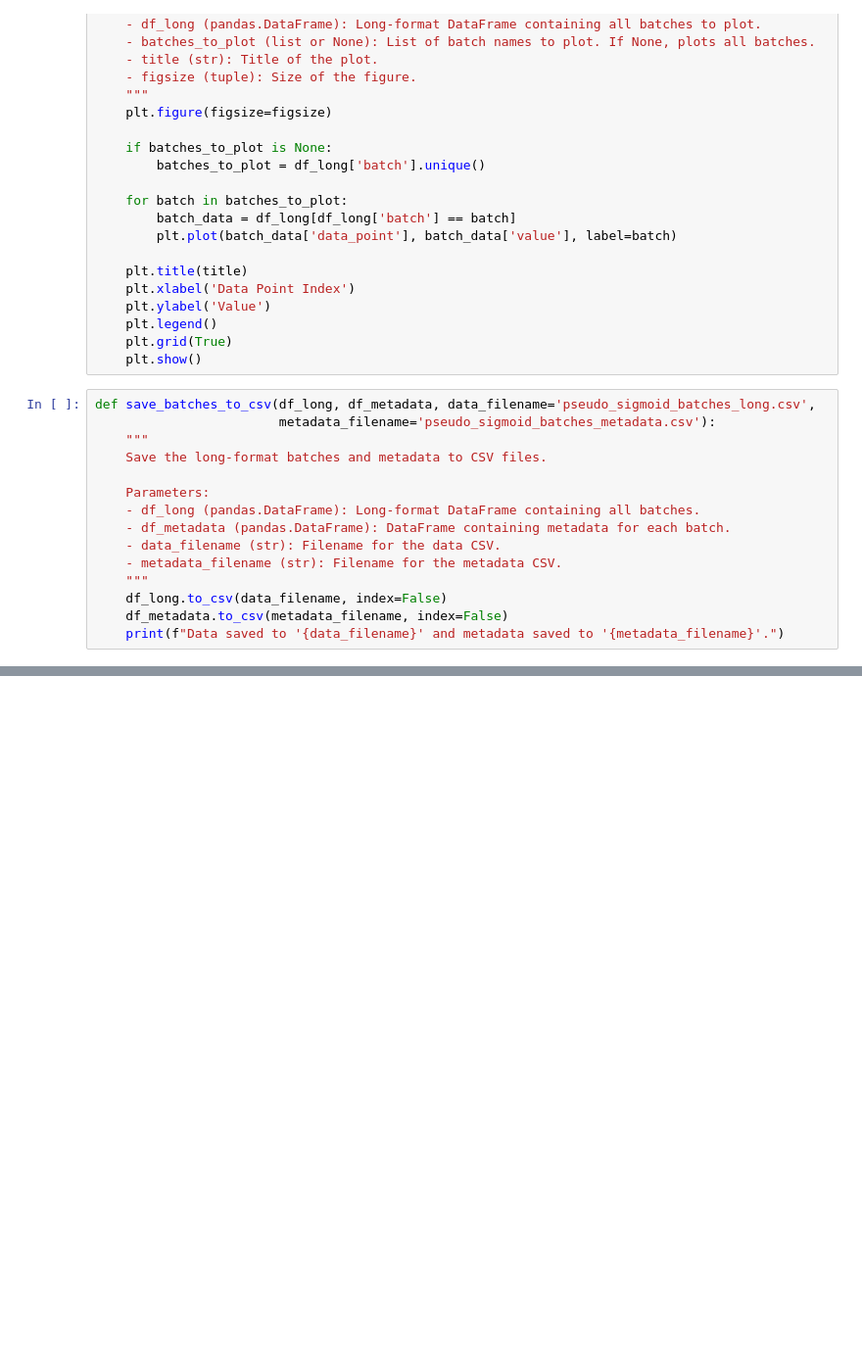
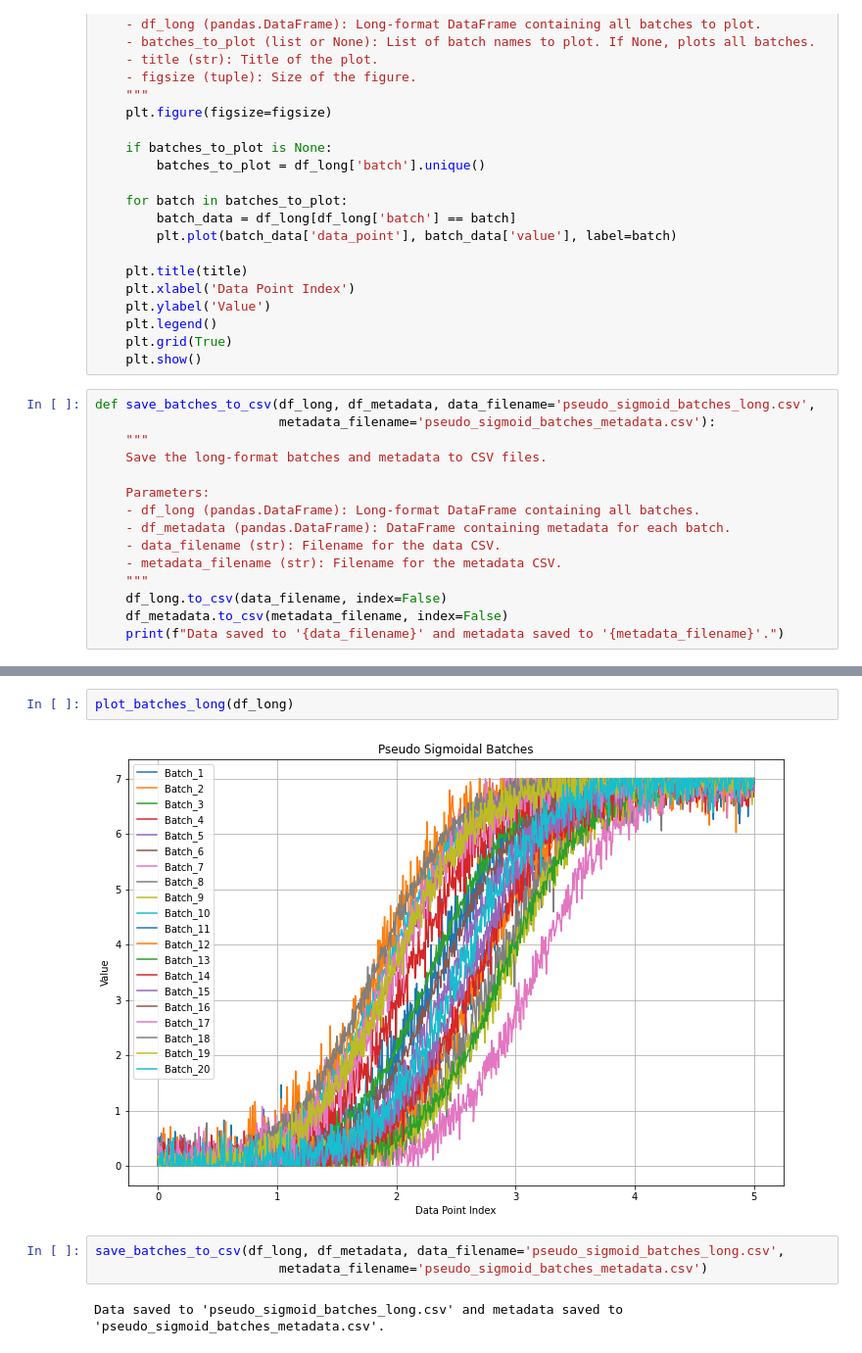
Before and after one commit to vincentgaul/direct_transitional_analysis, a Jupyter notebook: generate_dummy_data.ipynb, the cells around one changed output, grey strips where cells are left out. Shown at 98% size. Cells and saved outputs as stored; diff of their text form; blank space fills up the shorter version.

```diff
--- a/generate_dummy_data.ipynb
+++ b/generate_dummy_data.ipynb
@@ -269,0 +201,9 @@ Data saved to 'pseudo_sigmoid_batches_long.csv' and metadata saved to 'pseudo_si
+# %%
+plot_batches_long(df_long)
+# %% [output]
+[figure, added]
+# %%
+save_batches_to_csv(df_long, df_metadata, data_filename='pseudo_sigmoid_batches_long.csv',
+                        metadata_filename='pseudo_sigmoid_batches_metadata.csv')
+# %% [output]
+Data saved to 'pseudo_sigmoid_batches_long.csv' and metadata saved to 'pseudo_sigmoid_batches_metadata.csv'.
```
Also changed, not shown: parts of 2 cells of this notebook, 3 other files.
